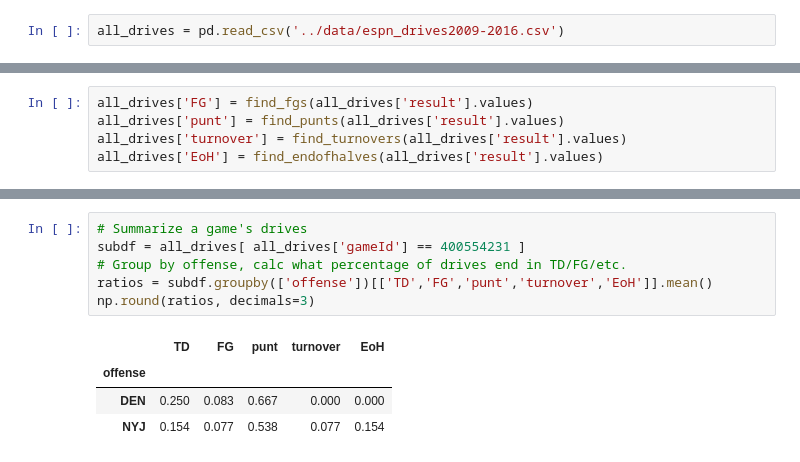
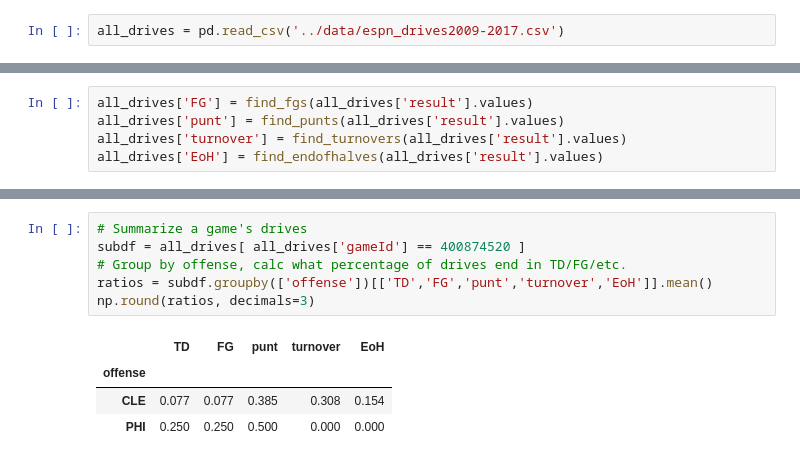
Before and after one commit to ewelchman/football_analytics, a Jupyter notebook: fiddling/Drive_level_fiddling.ipynb, the cells around one changed output, grey strips where cells are left out. Drawn from its saved outputs; the diff is of its cells as text.

Commit message:
More wrangling drives

```diff
--- a/fiddling/Drive_level_fiddling.ipynb
+++ b/fiddling/Drive_level_fiddling.ipynb
@@ -3,7 +3,7 @@ import pandas as pd
 import numpy as np
 import math
 # %%
-all_drives = pd.read_csv('../data/espn_drives2009-2016.csv')
+all_drives = pd.read_csv('../data/espn_drives2009-2017.csv')
 # %%
 all_drives.head(5)
 # %% [output]
@@ -157,14 +157,14 @@ all_drives.sample(10)
 # %%
 # Summarize a game's drives
-subdf = all_drives[ all_drives['gameId'] == 400554231 ]
+subdf = all_drives[ all_drives['gameId'] == 400874520 ]
 # Group by offense, calc what percentage of drives end in TD/FG/etc.
 ratios = subdf.groupby(['offense'])[['TD','FG','punt','turnover','EoH']].mean()
 np.round(ratios, decimals=3)
 # %% [output]
 |  | TD | FG | punt | turnover | EoH |
 | offense |  |  |  |  |  |
-| DEN | 0.250 | 0.083 | 0.667 | 0.000 | 0.000 |
-| NYJ | 0.154 | 0.077 | 0.538 | 0.077 | 0.154 |
+| CLE | 0.077 | 0.077 | 0.385 | 0.308 | 0.154 |
+| PHI | 0.250 | 0.250 | 0.500 | 0.000 | 0.000 |
 # %%
 # drop column Unnamed: 0 and save the dataFrame for future use.
 all_drives.drop(['Unnamed: 0'],axis=1,inplace=True)
```
Also changed, not shown: parts of 17 cells of this notebook, 8 other files.
